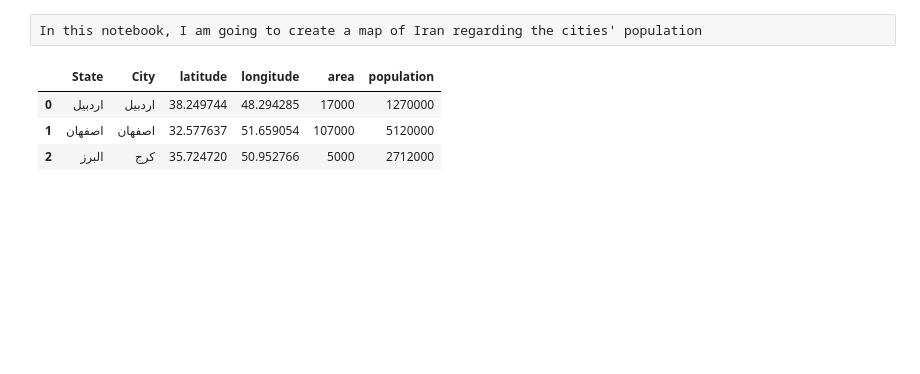
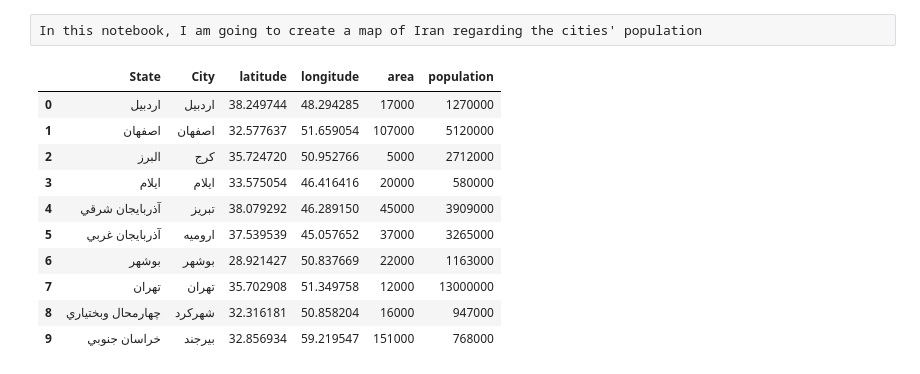
Before and after one commit to saeedhaydari/HeatMap_cities, a Jupyter notebook: Session1_HeatMap_cities.ipynb, the cells around one changed output. Drawn from its saved outputs; the diff is of its cells as text; code cells hidden in the pictures; blank space fills up the shorter version.

```diff
--- a/Session1_HeatMap_cities.ipynb
+++ b/Session1_HeatMap_cities.ipynb
@@ -5,12 +5,19 @@ import pandas  as pd   # To load data
 # %%
 cities_data= pd.read_excel('cities.xlsx') # load data set
 # %%
-cities_data.head(3)  # Show 3 row of data set
+cities_data.head(10)  # Show 3 row of data set
 # %% [output]
 |  | State | City | latitude | longitude | area | population |
 | 0 | اردبيل | اردبيل | 38.249744 | 48.294285 | 17000 | 1270000 |
 | 1 | اصفهان | اصفهان | 32.577637 | 51.659054 | 107000 | 5120000 |
 | 2 | البرز | كرج | 35.724720 | 50.952766 | 5000 | 2712000 |
+| 3 | ايلام | ايلام | 33.575054 | 46.416416 | 20000 | 580000 |
+| 4 | آذربايجان شرقي | تبريز | 38.079292 | 46.289150 | 45000 | 3909000 |
+| 5 | آذربايجان غربي | اروميه | 37.539539 | 45.057652 | 37000 | 3265000 |
+| 6 | بوشهر | بوشهر | 28.921427 | 50.837669 | 22000 | 1163000 |
+| 7 | تهران | تهران | 35.702908 | 51.349758 | 12000 | 13000000 |
+| 8 | چهارمحال وبختياري | شهركرد | 32.316181 | 50.858204 | 16000 | 947000 |
+| 9 | خراسان جنوبي | بيرجند | 32.856934 | 59.219547 | 151000 | 768000 |
 # %%
 import folium  # To create map
 # %%
```
